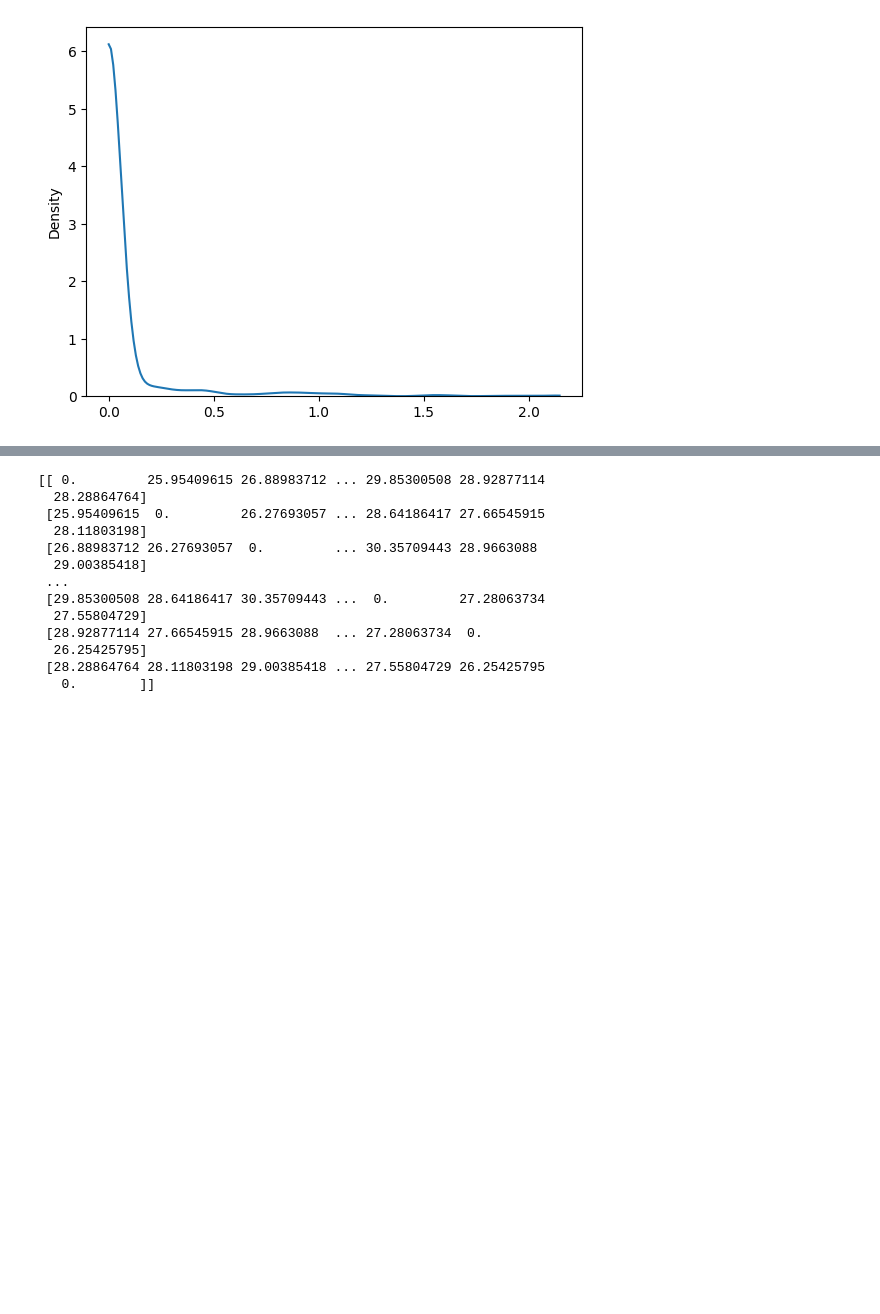
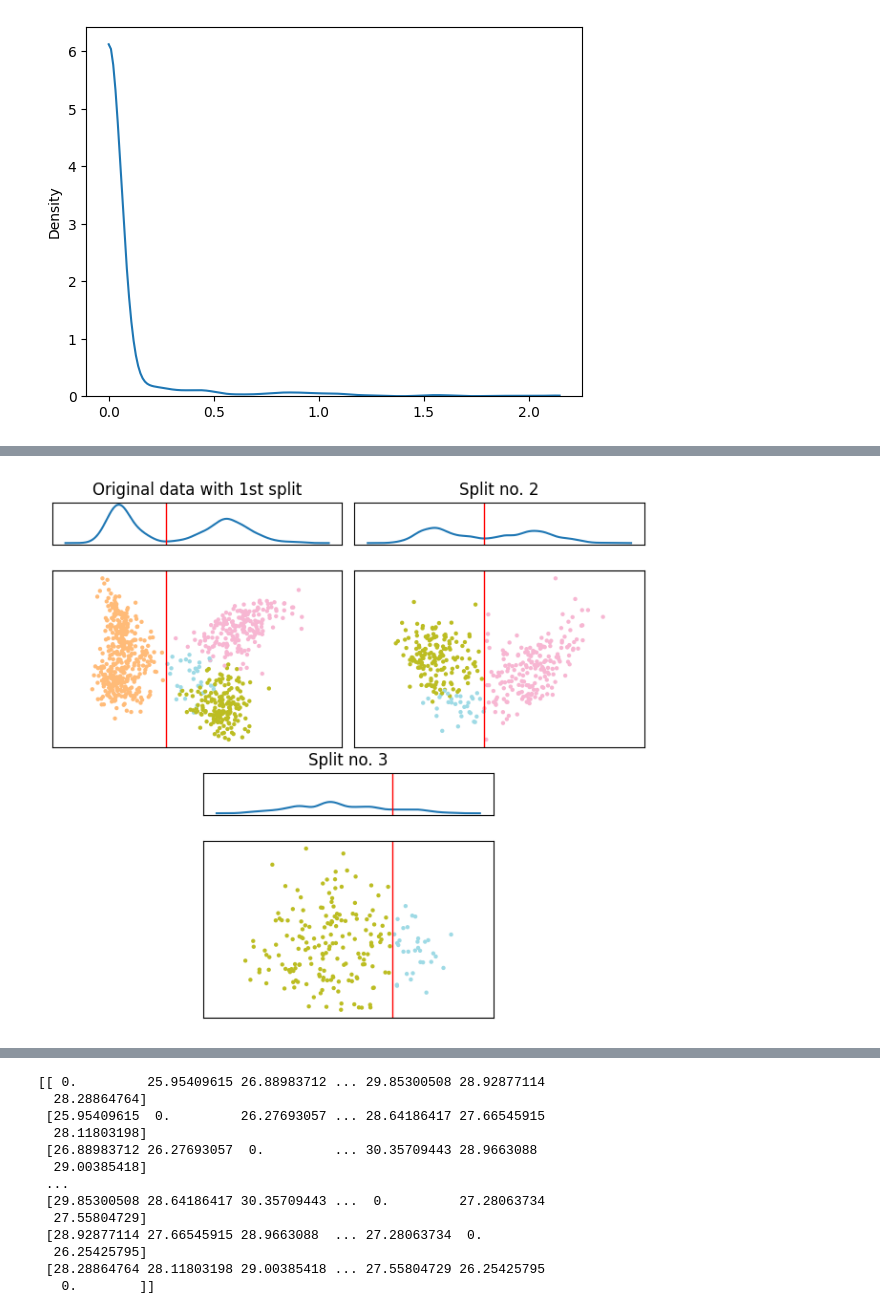
Before and after one commit to tobasummandal/deepCats, a Jupyter notebook: levelsSimulation.ipynb, the cells around one changed output, grey strips where cells are left out. Saved outputs shown, nothing was run; the diff lists cells and outputs as text; code cells hidden in the pictures; blank space fills up the shorter version.

```diff
--- a/levelsSimulation.ipynb
+++ b/levelsSimulation.ipynb
@@ -176,0 +219,9 @@ sns.kdeplot(
+# %%
+clustering = DePDDP(
+    max_clusters_number=4,
+).fit(ecosetPooledReps)
+# %%
+spl_viz = viz.split_visualization(clustering)
+spl_viz.show()
+# %% [output]
+[figure, added]
```
Also changed, not shown: parts of 16 cells of this notebook.
